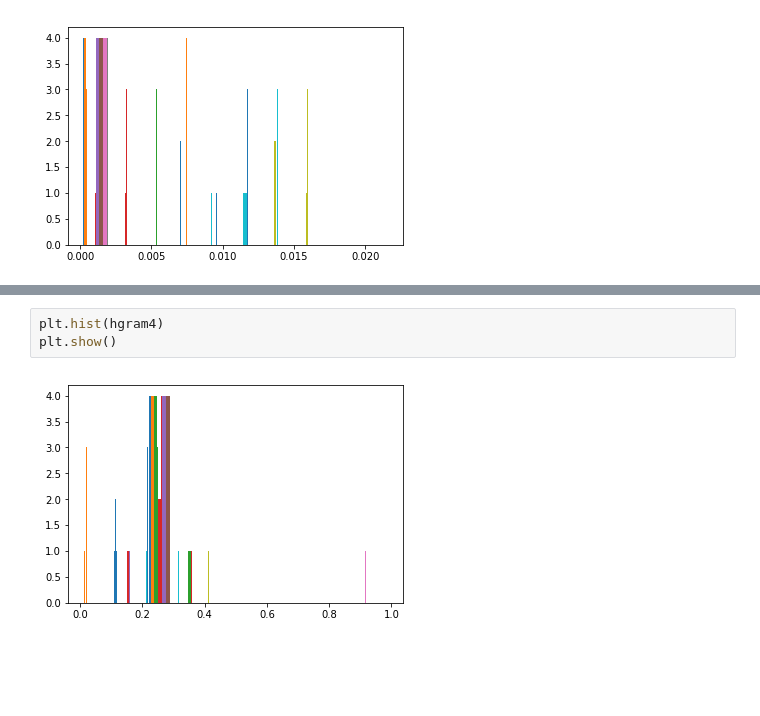
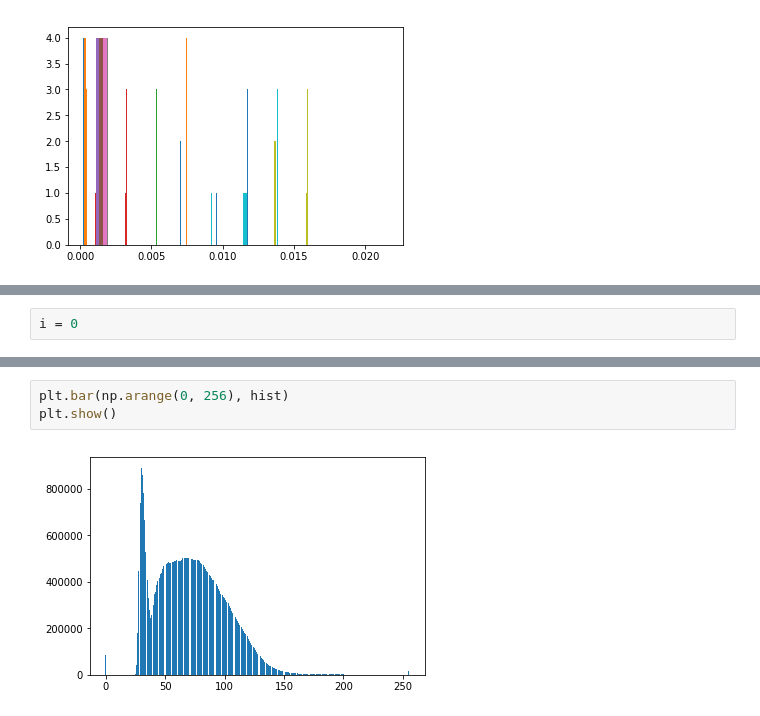
Before and after one commit to SpeerLab/STORM-UI, a Jupyter notebook: Z-Alignment Histogram Equalization.ipynb, the cells around one changed output, grey strips where cells are left out. Cells and saved outputs as stored; diff of their text form; blank space fills up the shorter version.

```diff
--- a/Z-Alignment Histogram Equalization.ipynb
+++ b/Z-Alignment Histogram Equalization.ipynb
@@ -145,0 +151,2 @@ Saving out new images!
+# %%
+i = 0
@@ -146,5 +197,5 @@ Saving out new images!
 # %%
-plt.hist(hgram4)
+plt.bar(np.arange(0, 256), hist)
 plt.show()
 # %% [output]
-[figure, old version]
+[figure, new version]
```
Also changed, not shown: parts of 22 cells of this notebook, 2 other files.
